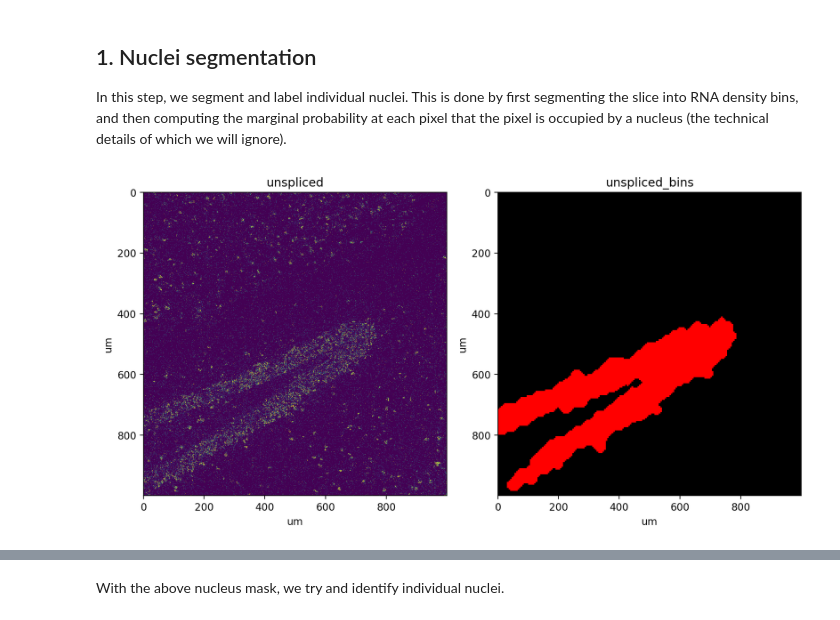
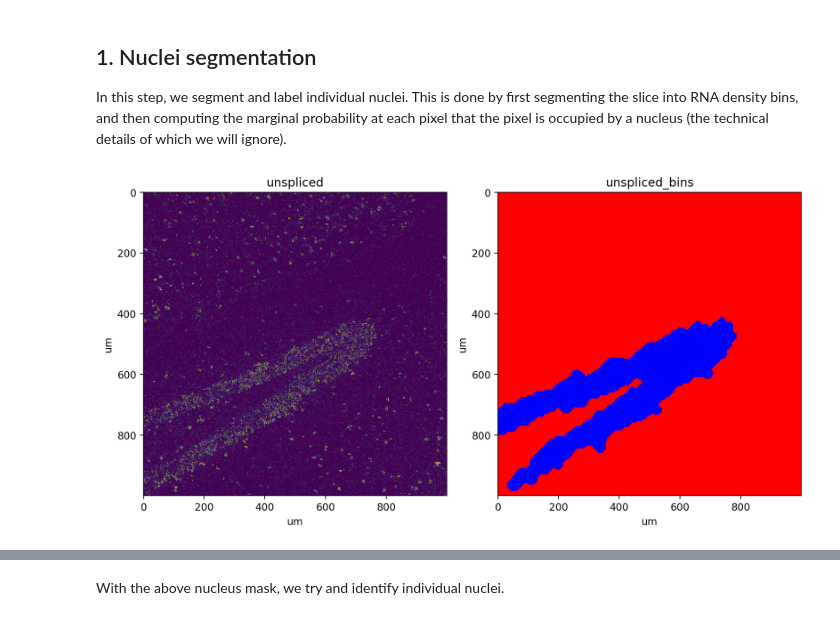
Before and after one commit to aristoteleo/spateo-notebooks, a Jupyter notebook: segmentation/rna_segmentation.ipynb, the cells around one changed output, grey strips where cells are left out. Cells and saved outputs as stored; diff of their text form; code cells hidden in the pictures.

Commit message:
update full segmentation

```diff
--- a/segmentation/rna_segmentation.ipynb
+++ b/segmentation/rna_segmentation.ipynb
@@ -30,13 +38,13 @@ AnnData object with n_obs × n_vars = 2000 × 2000
 
 In this step, we segment and label individual nuclei. This is done by first segmenting the slice into RNA density bins, and then computing the marginal probability at each pixel that the pixel is occupied by a nucleus (the technical details of which we will ignore).
 # %%
-st.pp.segmentation.segment_densities(adata, 'unspliced', 10, k=7, distance_threshold=5)
+st.pp.segmentation.segment_densities(adata, 'unspliced', 10, k=7, distance_threshold=5, background=False)
 
 fig, axes = plt.subplots(ncols=2, figsize=(10, 5), tight_layout=True)
 st.pl.imshow(adata, 'unspliced', vmax=5, ax=axes[0])
 st.pl.imshow(adata, 'unspliced_bins', ax=axes[1], labels=True)
 # %% [output]
-[figure, old version]
+[figure, new version]
 # %%
 st.pp.segmentation.score_and_mask_pixels(
     adata, 'unspliced', k=5, method='EM+BP',
```
Also changed, not shown: parts of 5 cells of this notebook, 1 other file.
